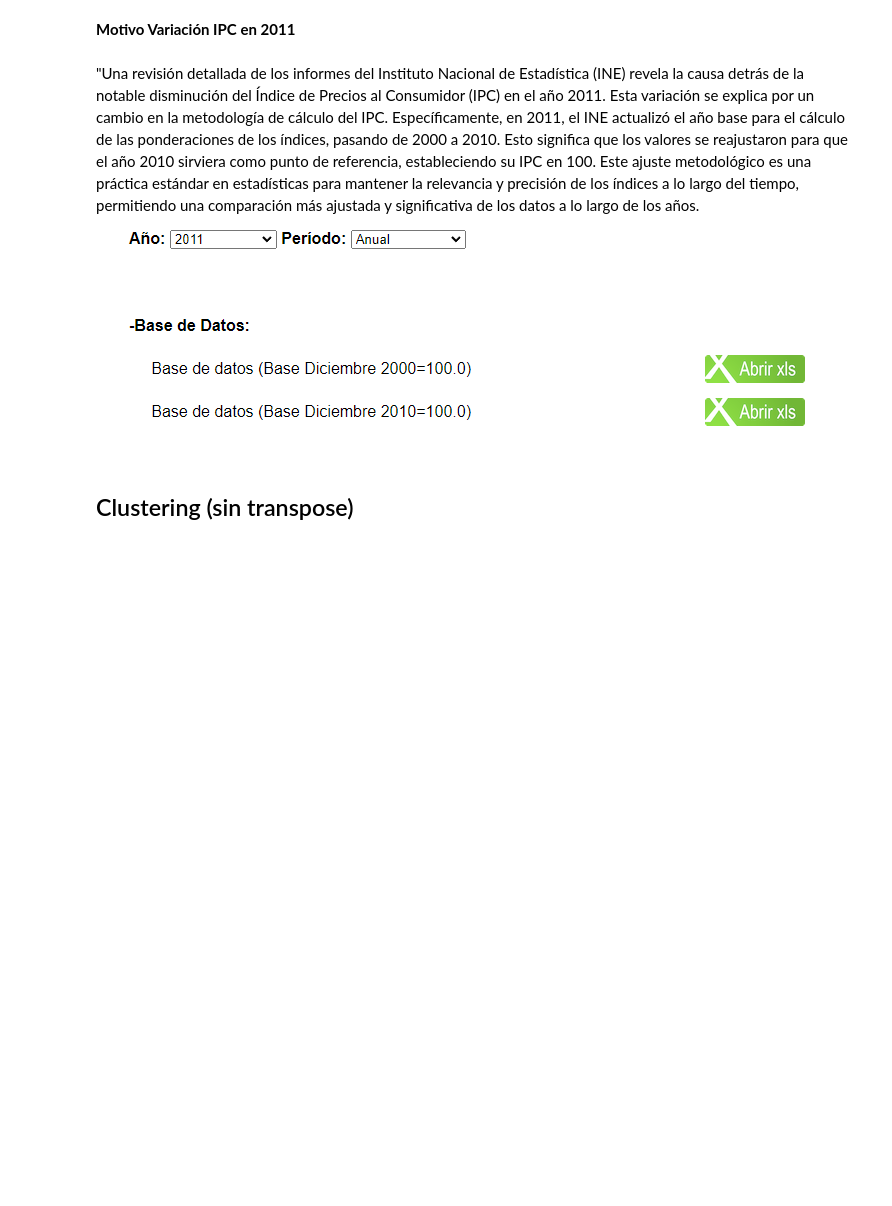
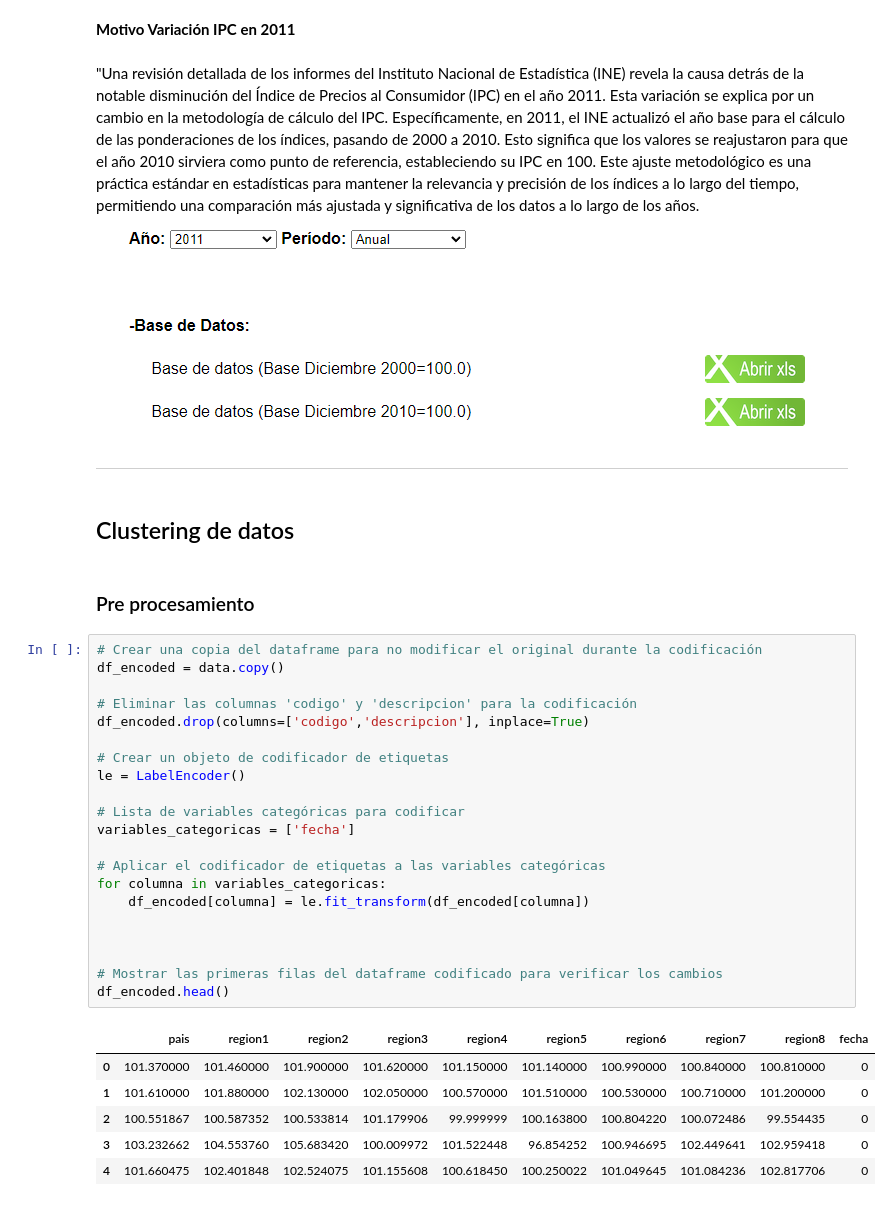
Before and after one commit to LeivaDiego/Proyecto-Mineria, a Jupyter notebook: IPC_EDA.ipynb, the cells around one changed output. Saved outputs shown, nothing was run; the diff lists cells and outputs as text; blank space fills up the shorter version.

```diff
--- a/IPC_EDA.ipynb
+++ b/IPC_EDA.ipynb
@@ -510,5 +518,37 @@ plt.show()
 # %% [markdown]
 "Una revisión detallada de los informes del Instituto Nacional de Estadística (INE) revela la causa detrás de la notable disminución del Índice de Precios al Consumidor (IPC) en el año 2011. Esta variación se explica por un cambio en la metodología de cálculo del IPC. Específicamente, en 2011, el INE actualizó el año base para el cálculo de las ponderaciones de los índices, pasando de 2000 a 2010. Esto significa que los valores se reajustaron para que el año 2010 sirviera como punto de referencia, estableciendo su IPC en 100. Este ajuste metodológico es una práctica estándar en estadísticas para mantener la relevancia y precisión de los índices a lo largo del tiempo, permitiendo una comparación más ajustada y significativa de los datos a lo largo de los años.
 ![image.png](attachment:image.png)
+
+---
 # %% [markdown]
-## Clustering (sin transpose)
+## Clustering de datos
+# %% [markdown]
+### Pre procesamiento
+# %%
+# Crear una copia del dataframe para no modificar el original durante la codificación
+df_encoded = data.copy()
+
+# Eliminar las columnas 'codigo' y 'descripcion' para la codificación
+df_encoded.drop(columns=['codigo','descripcion'], inplace=True)
+
+# Crear un objeto de codificador de etiquetas
+le = LabelEncoder()
+
+# Lista de variables categóricas para codificar
+variables_categoricas = ['fecha']
+
+# Aplicar el codificador de etiquetas a las variables categóricas
+for columna in variables_categoricas:
+    df_encoded[columna] = le.fit_transform(df_encoded[columna])
+
+
+
+# Mostrar las primeras filas del dataframe codificado para verificar los cambios
+df_encoded.head()
+# %% [output]
+|  | pais | region1 | region2 | region3 | region4 | region5 | region6 | region7 | region8 | fecha |
+| 0 | 101.370000 | 101.460000 | 101.900000 | 101.620000 | 101.150000 | 101.140000 | 100.990000 | 100.840000 | 100.810000 | 0 |
+| 1 | 101.610000 | 101.880000 | 102.130000 | 102.050000 | 100.570000 | 101.510000 | 100.530000 | 100.710000 | 101.200000 | 0 |
+| 2 | 100.551867 | 100.587352 | 100.533814 | 101.179906 | 99.999999 | 100.163800 | 100.804220 | 100.072486 | 99.554435 | 0 |
+| 3 | 103.232662 | 104.553760 | 105.683420 | 100.009972 | 101.522448 | 96.854252 | 100.946695 | 102.449641 | 102.959418 | 0 |
+| 4 | 101.660475 | 102.401848 | 102.524075 | 101.155608 | 100.618450 | 100.250022 | 101.049645 | 101.084236 | 102.817706 | 0 |
```
Also changed, not shown: parts of 26 cells of this notebook.
